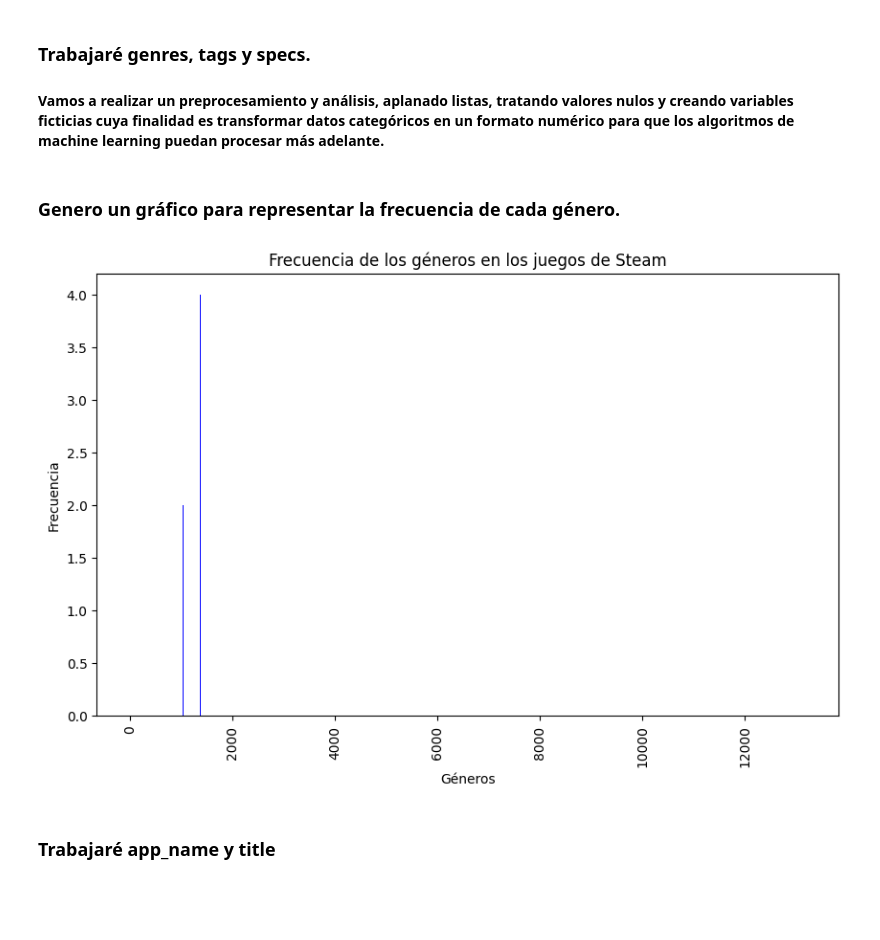
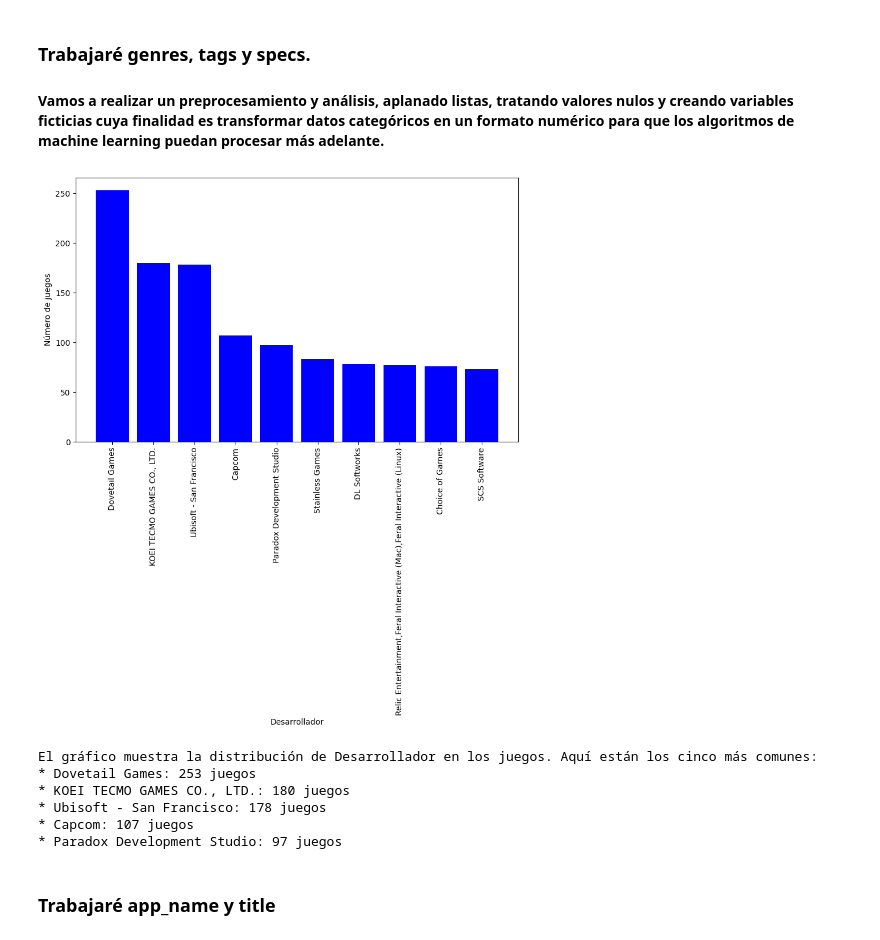
Before and after one commit to JavierEdgarEsteban77/MVP-Steam, a Jupyter notebook: 1PI.ipynb, the cells around one changed output. Saved outputs shown, nothing was run; the diff lists cells and outputs as text; code cells hidden in the pictures; blank space fills up the shorter version.

```diff
--- a/1PI.ipynb
+++ b/1PI.ipynb
@@ -747,24 +858,44 @@ df_steam_games = df_steam_games.drop(columns='publisher')
-# %% [markdown]
-### Genero un gráfico para representar la frecuencia de cada género.
-# %%
-# Importo librerías.
-import pandas as pd
-import matplotlib.pyplot as plt
-
-# Cuento la frecuencia de cada género.
-genre_counts = df_steam_games[new_columns_genres].sum().value_counts()
-
-# Creo el gráfico de barras.
-plt.figure(figsize=(10,6))
-plt.bar(genre_counts.index, genre_counts.values, color='b')
-
-plt.xlabel('Géneros')
-plt.ylabel('Frecuencia')
-plt.title('Frecuencia de los géneros en los juegos de Steam')
-plt.xticks(rotation=90)  # Rotar las etiquetas del eje x para una mejor visualización
-
-plt.show()
-# %% [output]
-[figure, removed]
+# %%
+# Importo librerías.
+import matplotlib.pyplot as plt
+import pandas as pd
+
+def generate_graph_and_description(df, column, title):
+    """
+    Genera un gráfico y una descripción para una columna específica de un DataFrame.
+
+    Parámetros:
+    df (pandas.DataFrame): El DataFrame a analizar.
+    column (str): La columna del DataFrame a graficar.
+    title (str): El título del gráfico.
+    """
+    # Calculamos los conteos de la columna
+    counts = df[column].value_counts()
+
+    # Generamos el gráfico
+    plt.figure(figsize=(10,6))
+    plt.bar(counts.index[:10], counts.values[:10], color='b')  # Mostramos solo los 10 primeros para evitar un gráfico demasiado lleno
+    plt.ylabel('Número de juegos')
+    plt.xlabel(title)
+    plt.xticks(rotation=90)  # Rota las etiquetas del eje x
+    plt.show()
+
+    # Genero la descripción
+    description = f"El gráfico muestra la distribución de {title} en los juegos. Aquí están los cinco más comunes:\n"
+    for developer, count in counts[:5].items():
+        description += f"* {developer}: {count} juegos\n"
+
+    print(description)
+
+# Llamo a la función con el DataFrame y la columna que queremos graficar
+generate_graph_and_description(df_steam_games, 'developer', 'Desarrollador')
+# %% [output]
+[figure, added]
+El gráfico muestra la distribución de Desarrollador en los juegos. Aquí están los cinco más comunes:
+* Dovetail Games: 253 juegos
+* KOEI TECMO GAMES CO., LTD.: 180 juegos
+* Ubisoft - San Francisco: 178 juegos
+* Capcom: 107 juegos
+* Paradox Development Studio: 97 juegos
 # %% [markdown]
 ### Trabajaré app_name y title
```
Also changed, not shown: parts of 100 cells of this notebook, 4 other files.
